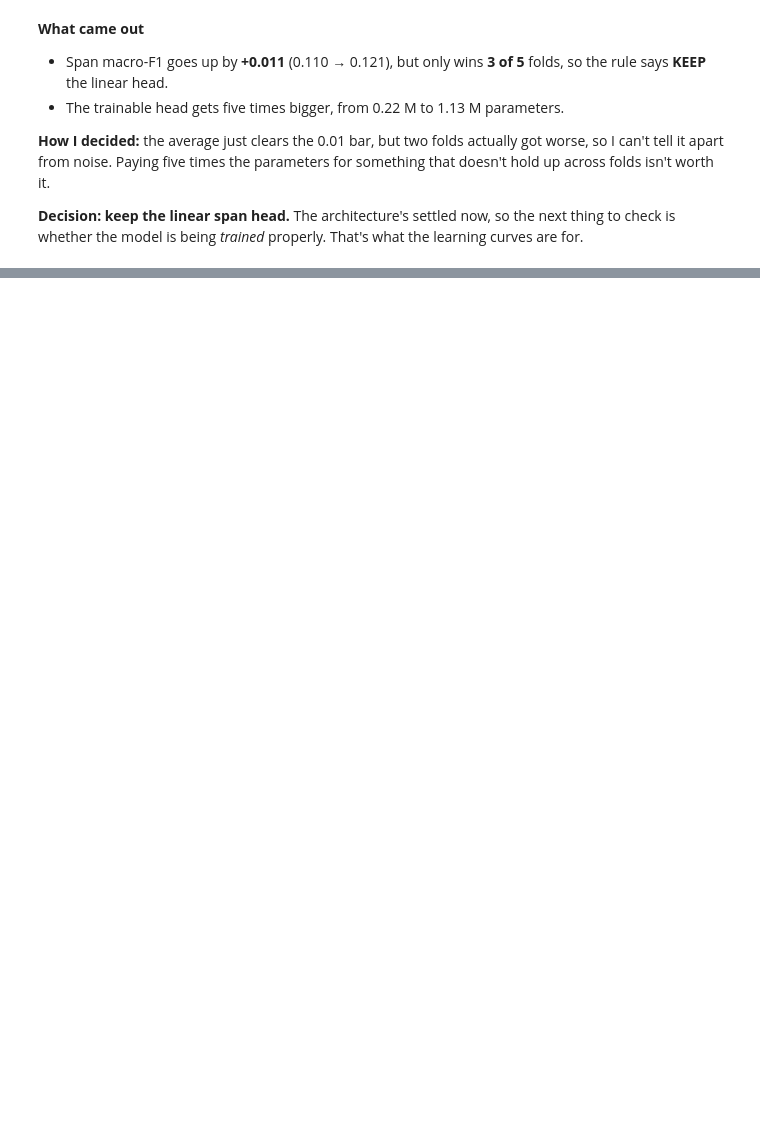
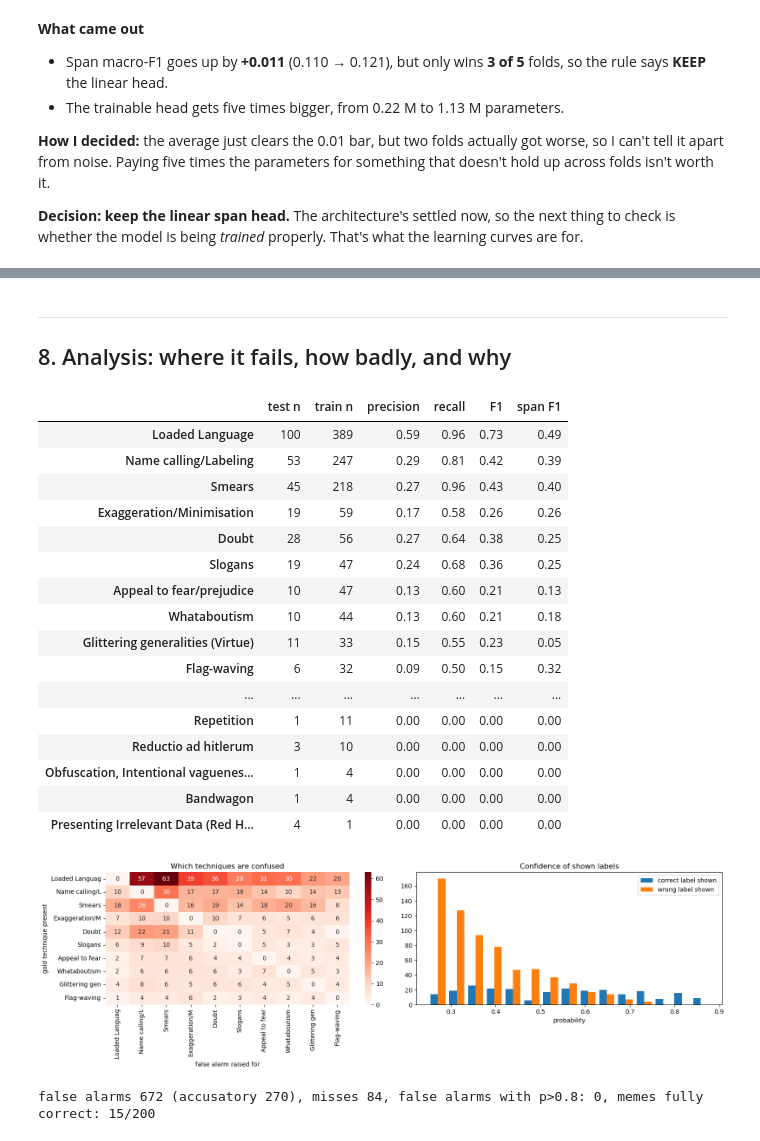
Before and after one commit to sridharsrinathrmit/DL-2026-A2, a Jupyter notebook: s4182099-A2.ipynb, the cells around one changed output, grey strips where cells are left out. Drawn from its saved outputs; the diff is of its cells as text; code cells hidden in the pictures; blank space fills up the shorter version.

```diff
--- a/s4182099-A2.ipynb
+++ b/s4182099-A2.ipynb
@@ -702,0 +1010,53 @@ if np.mean(cur['fold_span']) < np.mean(cur['fold_macro']):    # trigger from the
+# %% [markdown]
+---
+## 8. Analysis: where it fails, how badly, and why
+# %%
+sA = doc_scores(Y_test, P_test)
+span_f1 = span_scores(test_docs, test_spans)['f1']
+per = pd.DataFrame({'test n': sA['support'].astype(int), 'train n': Y_pool.sum(0), 'precision': sA['precision'], 'recall': sA['recall'],
+                    'F1': sA['f1'], 'span F1': [span_f1[t] for t in TECHNIQUES]}, index=TECHNIQUES).loc[freq_order].round(2)
+display(per)
+
+# false alarm j raised while gold k present
+conf = np.zeros((N_LABELS, N_LABELS))
+for i in range(len(test_docs)):
+    for j in np.where((P_test[i] == 1) & (Y_test[i] == 0))[0]: conf[np.where(Y_test[i] == 1)[0], j] += 1
+keep = [T2I[t] for t in freq_order[:10]]
+lab = [TECHNIQUES[k][:14] for k in keep]
+fig, ax = plt.subplots(1, 2, figsize=(16, 5))
+sns.heatmap(conf[np.ix_(keep, keep)], annot=True, fmt='.0f', cmap='Reds', xticklabels=lab, yticklabels=lab, ax=ax[0])
+ax[0].set(xlabel='false alarm raised for', ylabel='gold technique present', title='Which techniques are confused')
+pos = P_test == 1
+ax[1].hist([test_probs[pos & (Y_test == 1)], test_probs[pos & (Y_test == 0)]], bins=15, label=['correct label shown', 'wrong label shown'])
+ax[1].legend()
+ax[1].set(xlabel='probability', title='Confidence of shown labels')
+plt.tight_layout()
+plt.show()
+
+FP, FN = (1 - Y_test) * P_test, Y_test * (1 - P_test)
+print(f'false alarms {int(FP.sum())} (accusatory {int(FP[:, ACC].sum())}), misses {int(FN.sum())}, '
+      f'false alarms with p>0.8: {int(((1 - Y_test) * (test_probs > 0.8)).sum())}, memes fully correct: {int((P_test == Y_test).all(1).sum())}/200')
+short = lambda s: ', '.join(sorted(t.split('/')[0][:16] for t in s)) or '—'
+display(pd.DataFrame([{'id': d['id'], 'text': d['text'].replace('\n', ' ')[:80], 'gold': short(d['labels']),
+                       'false alarms': short({TECHNIQUES[k] for k in np.where(FP[i])[0]}), 'missed': short({TECHNIQUES[k] for k in np.where(FN[i])[0]})}
+                      for i, d in enumerate(test_docs) if d['id'] in ('713_batch_2', '722_batch_2', '723_batch_2', '727_batch_2', '705_batch_2')]))
+# %% [output]
+|  | test n | train n | precision | recall | F1 | span F1 |
+| Loaded Language | 100 | 389 | 0.59 | 0.96 | 0.73 | 0.49 |
+| Name calling/Labeling | 53 | 247 | 0.29 | 0.81 | 0.42 | 0.39 |
+| Smears | 45 | 218 | 0.27 | 0.96 | 0.43 | 0.40 |
+| Exaggeration/Minimisation | 19 | 59 | 0.17 | 0.58 | 0.26 | 0.26 |
+| Doubt | 28 | 56 | 0.27 | 0.64 | 0.38 | 0.25 |
+| Slogans | 19 | 47 | 0.24 | 0.68 | 0.36 | 0.25 |
+| Appeal to fear/prejudice | 10 | 47 | 0.13 | 0.60 | 0.21 | 0.13 |
+| Whataboutism | 10 | 44 | 0.13 | 0.60 | 0.21 | 0.18 |
+| Glittering generalities (Virtue) | 11 | 33 | 0.15 | 0.55 | 0.23 | 0.05 |
+| Flag-waving | 6 | 32 | 0.09 | 0.50 | 0.15 | 0.32 |
+| ... | ... | ... | ... | ... | ... | ... |
+| Repetition | 1 | 11 | 0.00 | 0.00 | 0.00 | 0.00 |
+| Reductio ad hitlerum | 3 | 10 | 0.00 | 0.00 | 0.00 | 0.00 |
+| Obfuscation, Intentional vaguenes... | 1 | 4 | 0.00 | 0.00 | 0.00 | 0.00 |
+| Bandwagon | 1 | 4 | 0.00 | 0.00 | 0.00 | 0.00 |
+| Presenting Irrelevant Data (Red H... | 4 | 1 | 0.00 | 0.00 | 0.00 | 0.00 |
+[figure, added]
+false alarms 672 (accusatory 270), misses 84, false alarms with p>0.8: 0, memes fully correct: 15/200
```
Also changed, not shown: parts of 40 cells of this notebook.
